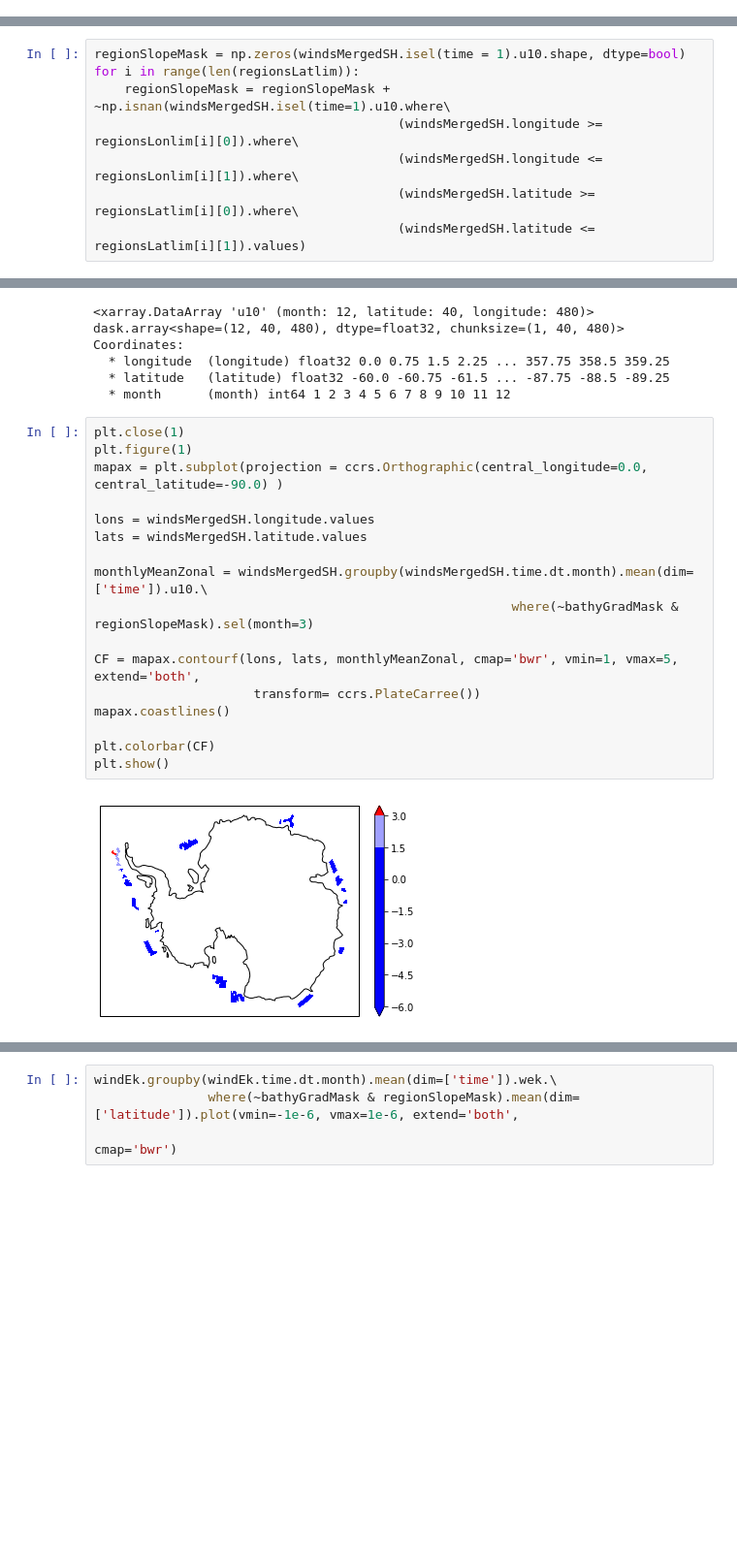
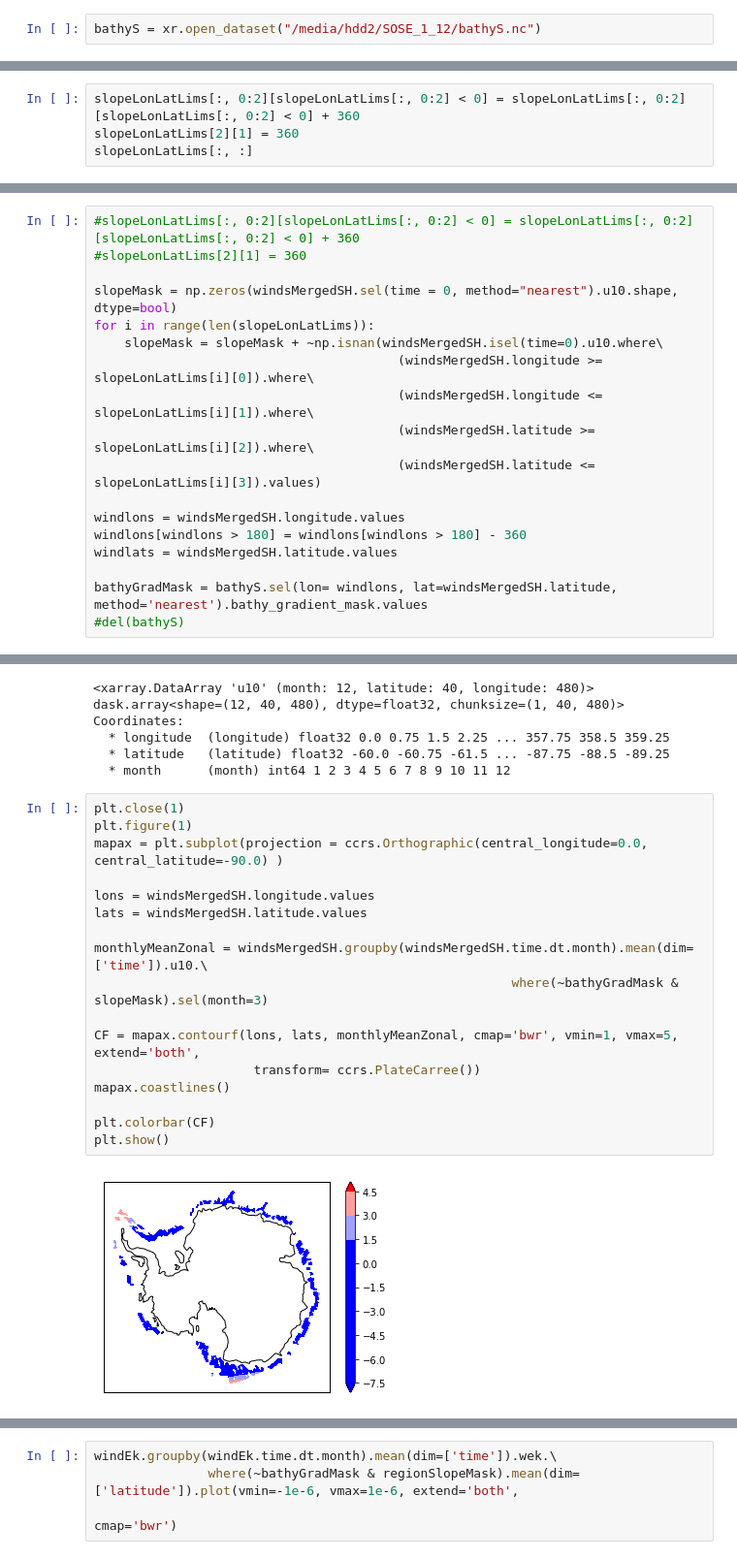
Before and after one commit to adityarn/antarctic_margins_MEOP, a Jupyter notebook: Wind_Analysis_2.ipynb, the cells around one changed output, grey strips where cells are left out. Shown at 97% size. Drawn from its saved outputs; the diff is of its cells as text; blank space fills up the shorter version.

```diff
--- a/Wind_Analysis_2.ipynb
+++ b/Wind_Analysis_2.ipynb
@@ -150,0 +150,2 @@ windlats = windsMergedSH.latitude.values
+# %%
+bathyS = xr.open_dataset("/media/hdd2/SOSE_1_12/bathyS.nc")
@@ -150,0 +175,4 @@ windlats = windsMergedSH.latitude.values
+# %%
+slopeLonLatLims[:, 0:2][slopeLonLatLims[:, 0:2] < 0] = slopeLonLatLims[:, 0:2][slopeLonLatLims[:, 0:2] < 0] + 360
+slopeLonLatLims[2][1] = 360
+slopeLonLatLims[:, :]
@@ -151,8 +214,18 @@ windlats = windsMergedSH.latitude.values
 # %%
-regionSlopeMask = np.zeros(windsMergedSH.isel(time = 1).u10.shape, dtype=bool)
-for i in range(len(regionsLatlim)):
-    regionSlopeMask = regionSlopeMask + ~np.isnan(windsMergedSH.isel(time=1).u10.where\
-                                        (windsMergedSH.longitude >= regionsLonlim[i][0]).where\
-                                        (windsMergedSH.longitude <= regionsLonlim[i][1]).where\
-                                        (windsMergedSH.latitude >= regionsLatlim[i][0]).where\
-                                        (windsMergedSH.latitude <= regionsLatlim[i][1]).values)
+#slopeLonLatLims[:, 0:2][slopeLonLatLims[:, 0:2] < 0] = slopeLonLatLims[:, 0:2][slopeLonLatLims[:, 0:2] < 0] + 360
+#slopeLonLatLims[2][1] = 360
+
+slopeMask = np.zeros(windsMergedSH.sel(time = 0, method="nearest").u10.shape, dtype=bool)
+for i in range(len(slopeLonLatLims)):
+    slopeMask = slopeMask + ~np.isnan(windsMergedSH.isel(time=0).u10.where\
+                                        (windsMergedSH.longitude >= slopeLonLatLims[i][0]).where\
+                                        (windsMergedSH.longitude <= slopeLonLatLims[i][1]).where\
+                                        (windsMergedSH.latitude >= slopeLonLatLims[i][2]).where\
+                                        (windsMergedSH.latitude <= slopeLonLatLims[i][3]).values)
+
+windlons = windsMergedSH.longitude.values
+windlons[windlons > 180] = windlons[windlons > 180] - 360
+windlats = windsMergedSH.latitude.values
+
+bathyGradMask = bathyS.sel(lon= windlons, lat=windsMergedSH.latitude, method='nearest').bathy_gradient_mask.values
+#del(bathyS)
@@ -185,19 +256,19 @@ Coordinates:
 # %%
 plt.close(1)
 plt.figure(1)
 mapax = plt.subplot(projection = ccrs.Orthographic(central_longitude=0.0, central_latitude=-90.0) )
 
 lons = windsMergedSH.longitude.values
 lats = windsMergedSH.latitude.values
 
 monthlyMeanZonal = windsMergedSH.groupby(windsMergedSH.time.dt.month).mean(dim=['time']).u10.\
-                                                       where(~bathyGradMask & regionSlopeMask).sel(month=3)
+                                                       where(~bathyGradMask & slopeMask).sel(month=3)
 
 CF = mapax.contourf(lons, lats, monthlyMeanZonal, cmap='bwr', vmin=1, vmax=5, extend='both',
                      transform= ccrs.PlateCarree())
 mapax.coastlines()
 
 plt.colorbar(CF)
 plt.show()
 # %% [output]
-[figure, old version]
+[figure, new version]
```
Also changed, not shown: parts of 43 cells of this notebook, 14 other files.
